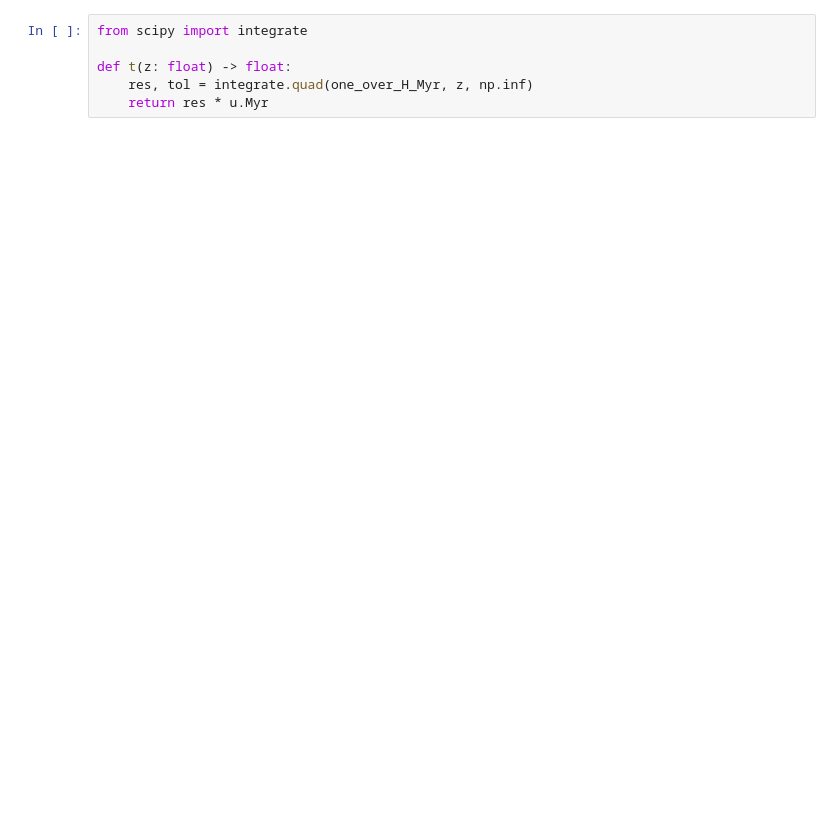
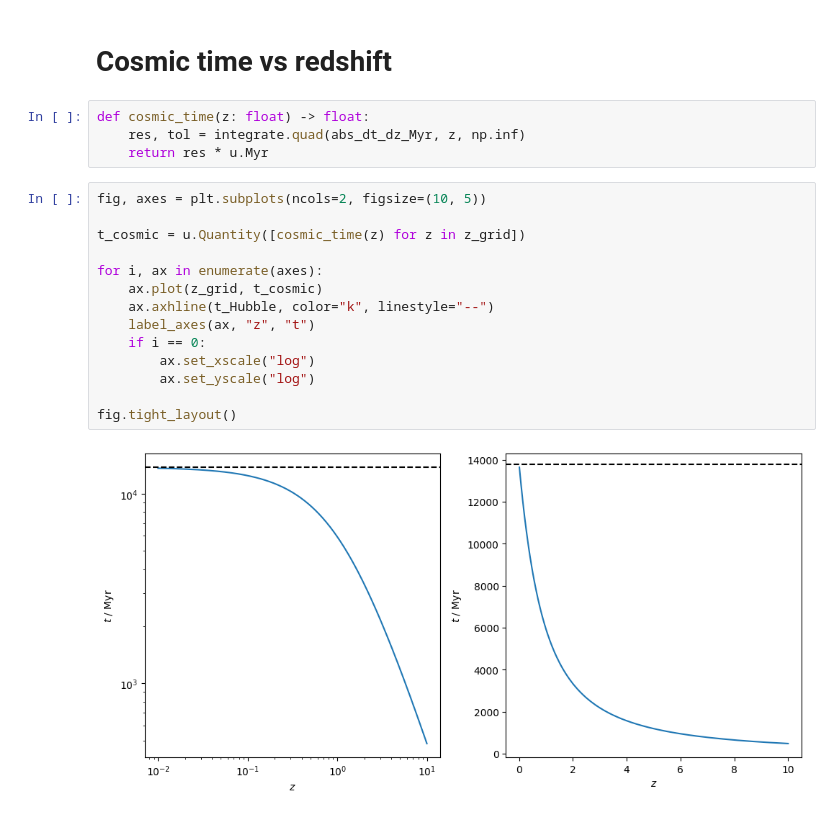
Before and after one commit to nj-vs-vh/gssi-he-7-uhecr, a Jupyter notebook: Cosmological time and distance.ipynb, the cells around one changed output. Drawn from its saved outputs; the diff is of its cells as text; blank space fills up the shorter version.

```diff
--- a/Cosmological time and distance.ipynb
+++ b/Cosmological time and distance.ipynb
@@ -23,6 +43,22 @@ def one_over_H_Myr(z: float) -> float:
+# %% [markdown]
+# Cosmic time vs redshift
 # %%
-from scipy import integrate
-
-def t(z: float) -> float:
-    res, tol = integrate.quad(one_over_H_Myr, z, np.inf)
+def cosmic_time(z: float) -> float:
+    res, tol = integrate.quad(abs_dt_dz_Myr, z, np.inf)
     return res * u.Myr
+# %%
+fig, axes = plt.subplots(ncols=2, figsize=(10, 5))
+
+t_cosmic = u.Quantity([cosmic_time(z) for z in z_grid])
+
+for i, ax in enumerate(axes):
+    ax.plot(z_grid, t_cosmic)
+    ax.axhline(t_Hubble, color="k", linestyle="--")
+    label_axes(ax, "z", "t")
+    if i == 0:
+        ax.set_xscale("log")
+        ax.set_yscale("log")
+
+fig.tight_layout()
+# %% [output]
+[figure, added]
```
Also changed, not shown: parts of 13 cells of this notebook, 2 other files.
